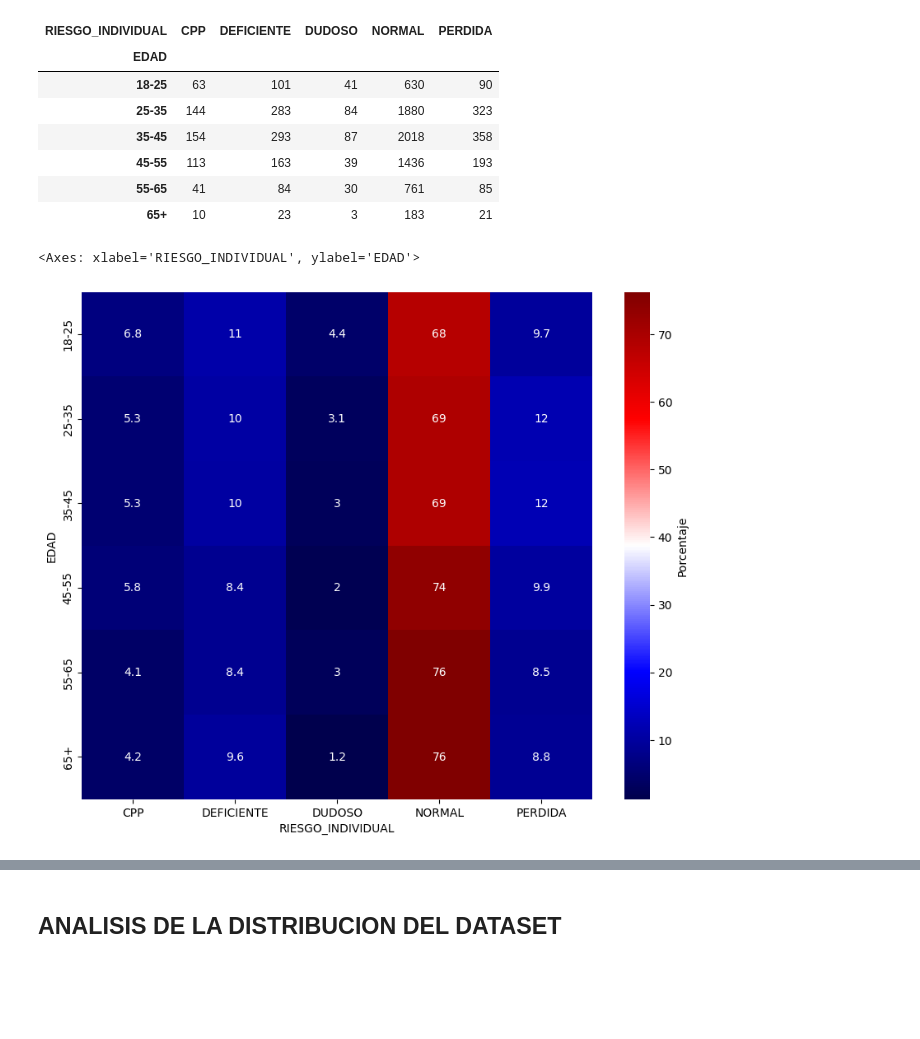
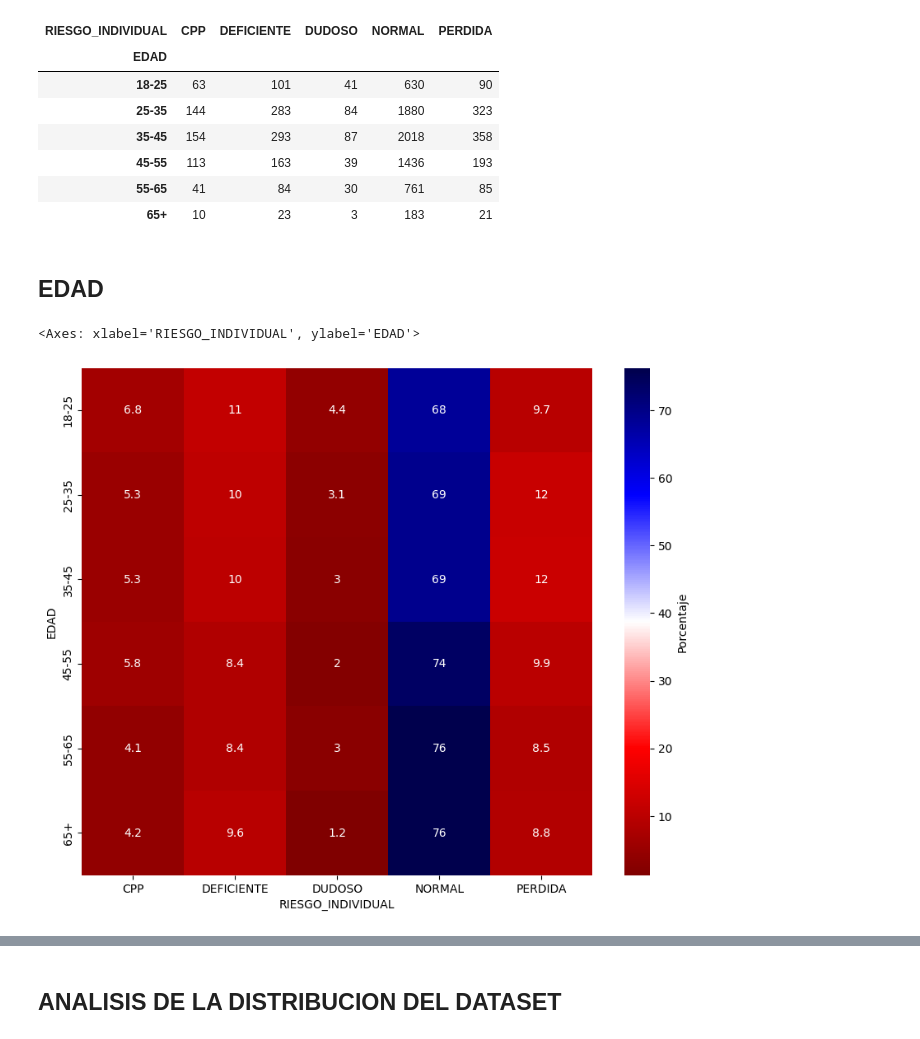
Before and after one commit to AxelSaire/Modelo-de-Riesgo-Crediticio, a Jupyter notebook: ABCC.ipynb, the cells around one changed output, grey strips where cells are left out. Cells and saved outputs as stored; diff of their text form; code cells hidden in the pictures; blank space fills up the shorter version.

```diff
--- a/ABCC.ipynb
+++ b/ABCC.ipynb
@@ -64,10 +125,12 @@ pd.crosstab(data['EDAD'], data['RIESGO_INDIVIDUAL'])
 | 45-55 | 113 | 163 | 39 | 1436 | 193 |
 | 55-65 | 41 | 84 | 30 | 761 | 85 |
 | 65+ | 10 | 23 | 3 | 183 | 21 |
+# %% [markdown]
+## EDAD
 # %%
 MorosidadxEdad = 100*pd.crosstab(data['EDAD'], data['RIESGO_INDIVIDUAL'], normalize='index')
 plt.figure(figsize=(10, 8))
-sns.heatmap(MorosidadxEdad, annot=True, cmap='seismic', cbar_kws={'label': 'Porcentaje'})
+sns.heatmap(MorosidadxEdad, annot=True, cmap='seismic_r', cbar_kws={'label': 'Porcentaje'})
 # %% [output]
 <Axes: xlabel='RIESGO_INDIVIDUAL', ylabel='EDAD'>
-[figure, old version]
+[figure, new version]
```
Also changed, not shown: parts of 17 cells of this notebook.
